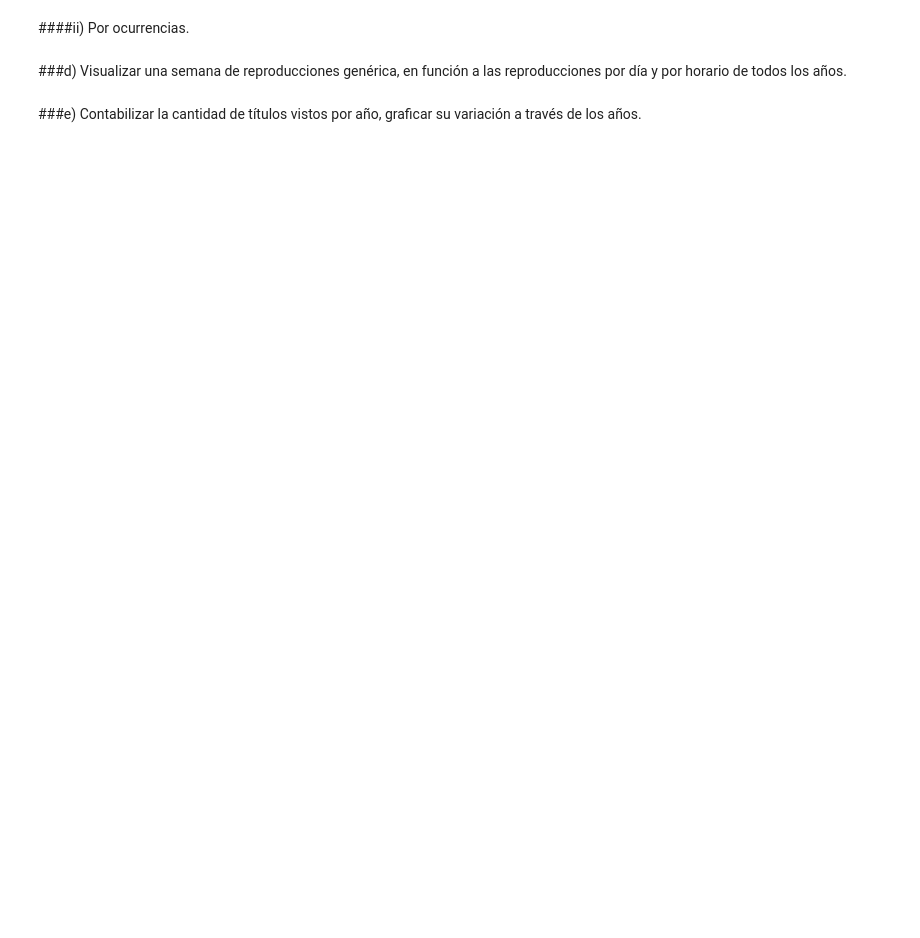
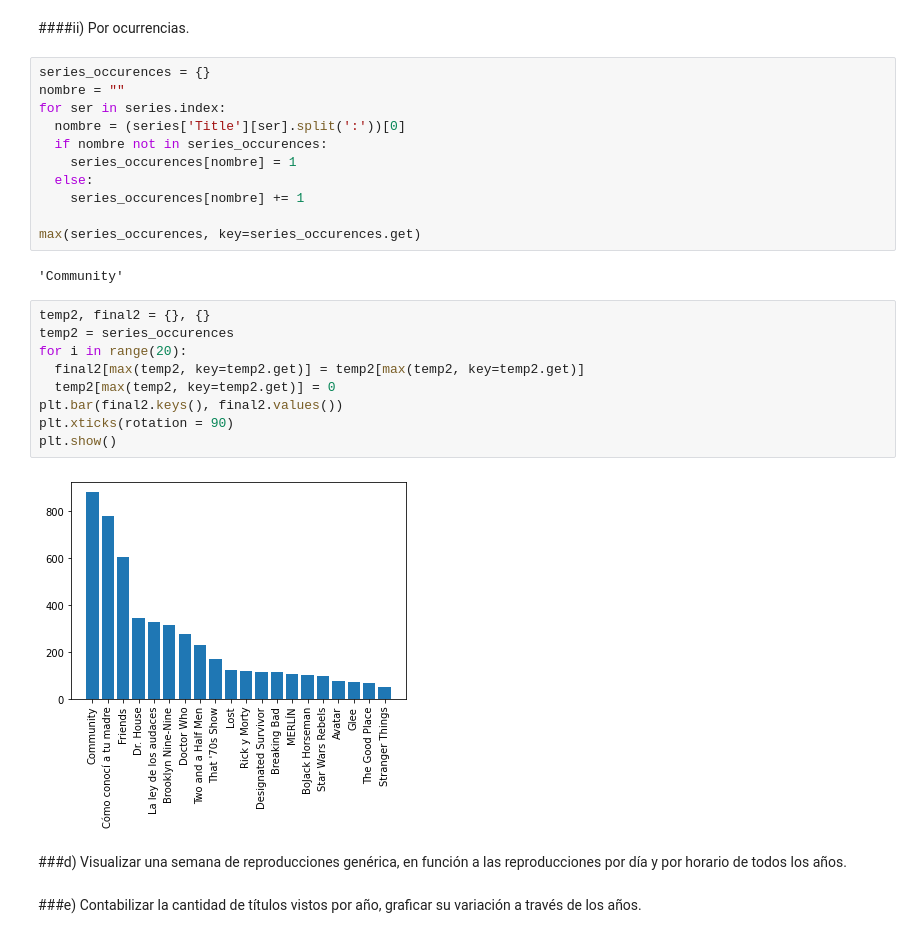
Before and after one commit to IanPol0/DataScienceNetflix, a Jupyter notebook: DataScienceNetflix.ipynb, the cells around one changed output. Saved outputs shown, nothing was run; the diff lists cells and outputs as text; blank space fills up the shorter version.

```diff
--- a/DataScienceNetflix.ipynb
+++ b/DataScienceNetflix.ipynb
@@ -184,5 +152,29 @@ plt.show()
 # %% [markdown]
 ####ii) Por ocurrencias.
+# %%
+series_occurences = {}
+nombre = ""
+for ser in series.index:
+  nombre = (series['Title'][ser].split(':'))[0]
+  if nombre not in series_occurences:
+    series_occurences[nombre] = 1
+  else:
+    series_occurences[nombre] += 1
+
+max(series_occurences, key=series_occurences.get)
+# %% [output]
+'Community'
+# %%
+temp2, final2 = {}, {}
+temp2 = series_occurences
+for i in range(20):
+  final2[max(temp2, key=temp2.get)] = temp2[max(temp2, key=temp2.get)]
+  temp2[max(temp2, key=temp2.get)] = 0
+plt.bar(final2.keys(), final2.values())
+plt.xticks(rotation = 90)
+plt.show()
+# %% [output]
+[figure, added]
 # %% [markdown]
 ###d) Visualizar una semana de reproducciones genérica, en función a las reproducciones por día y por horario de todos los años.
 # %% [markdown]
```
Also changed, not shown: parts of 11 cells of this notebook.
